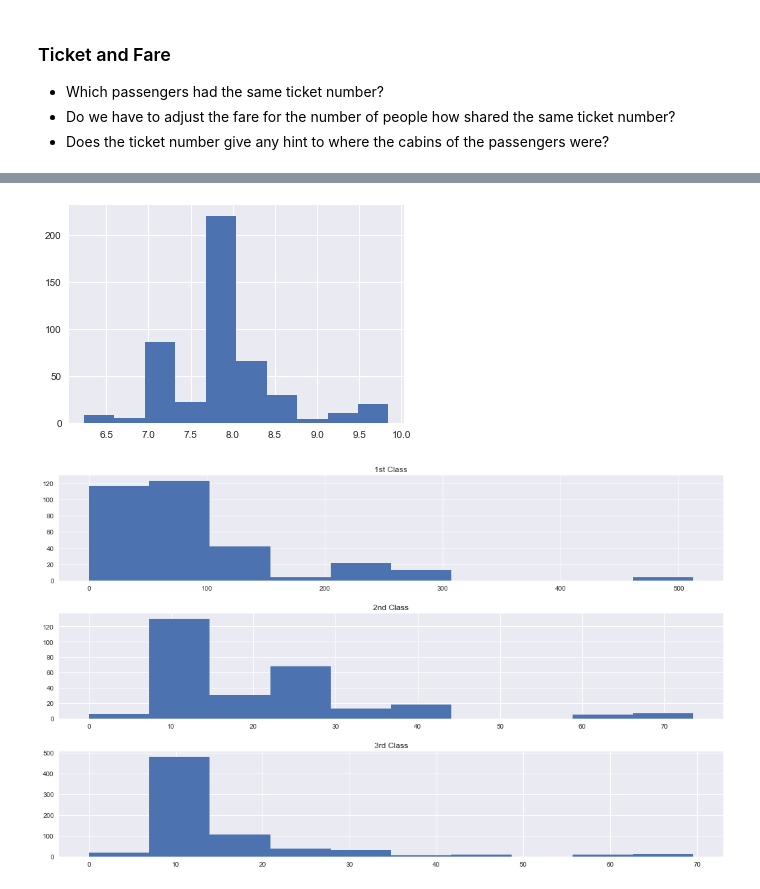
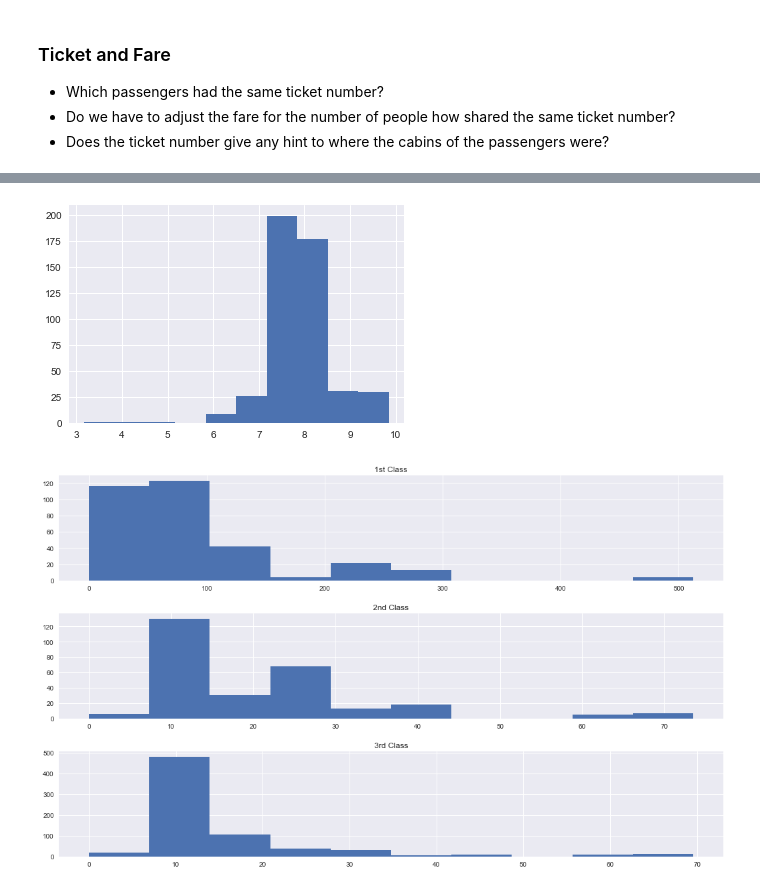
Before and after one commit to EcholotFisher/titanic, a Jupyter notebook: titanic.ipynb, the cells around one changed output, grey strips where cells are left out. Drawn from its saved outputs; the diff is of its cells as text; code cells hidden in the pictures.

Commit message:
ticket number

```diff
--- a/titanic.ipynb
+++ b/titanic.ipynb
@@ -296,9 +306,8 @@ X['unmarried_woman']=X.Name.map(
 # %%
-X.sort_values(by=['Ticket'],ascending=False)
-X.Fare[(X.Fare>5) & (X.Fare<10)].hist()
+X.Fare[(X.Fare>0) & (X.Fare<10)].hist()
 plt.savefig('figures/Fare.png')
 # %% [output]
-[figure, old version]
+[figure, new version]
 # %%
 fig, axes = plt.subplots(3,1,figsize=(15,9))
 fig.tight_layout(pad=3.0)
```
Also changed, not shown: parts of 14 cells of this notebook, 1 other file.
